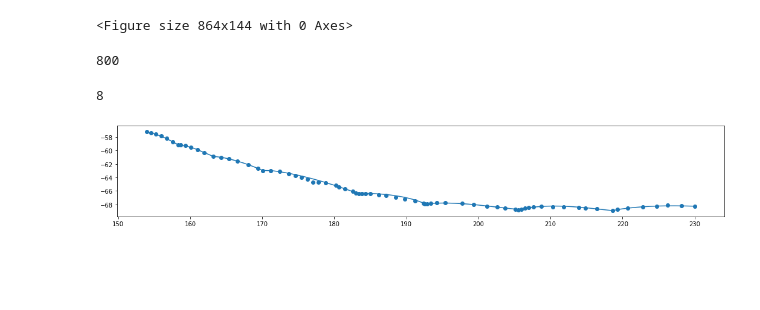
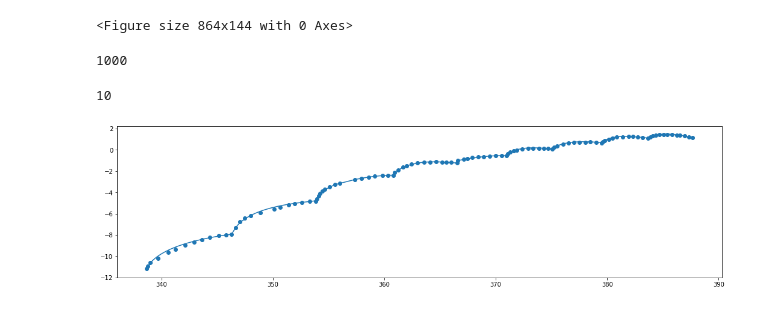
Before and after one commit to ssajous/europa-cycloids, a Jupyter notebook: src/Arc Fitting.ipynb, the cells around one changed output. Saved outputs shown, nothing was run; the diff lists cells and outputs as text; code cells hidden in the pictures; blank space fills up the shorter version.

Commit message:
smoothing to tyrrel

```diff
--- a/src/Arc Fitting.ipynb
+++ b/src/Arc Fitting.ipynb
@@ -78,38 +78,38 @@ plt.scatter(df['lon'], df['lat'])
 # %%
 arc
 # %%
-current = 'sidon'
+current = 'tyrrel'
 
 arcPoints = cycloids[current].arcs[0]
 arc = cycloids[current].curve
 
-arc = fitting.createCycloidBezier(cycloids[current].arcs, maxError=0.5)
+# arc = fitting.createCycloidBezier(cycloids[current].arcs, maxError=0.09)
 
 
 allPoints = pd.DataFrame(np.vstack(cycloids[current].arcs), columns=['lon', 'lat'])
 
 
 # arc['lon'] = convertLon(arc['lon'])
 # allPoints['lon'] = convertLon(allPoints['lon'])
 
 # arc = fitting.createCycloidBezier(cycloids[current].arcs, maxError=0.0575)
 
 lonRange = arc['lon'].max() - arc['lon'].min()
 latRange = arc['lat'].max() - arc['lat'].min()
 
 ratio = latRange / lonRange
 
 
 plt.figure(figsize=(18,18*ratio))
 # plt.figure(figsize=(18,4))
 plt.plot(arc['lon'], arc['lat'])
 plt.scatter(allPoints['lon'], allPoints['lat'])
 
 
 display(len(arc))
 display(len(cycloids[current].arcs))
 # %% [output]
-800
+1000
-8
+10
-[figure, old version]
+[figure, new version]
 # %%
```
Also changed, not shown: parts of 1 cell of this notebook, 1 other file.
